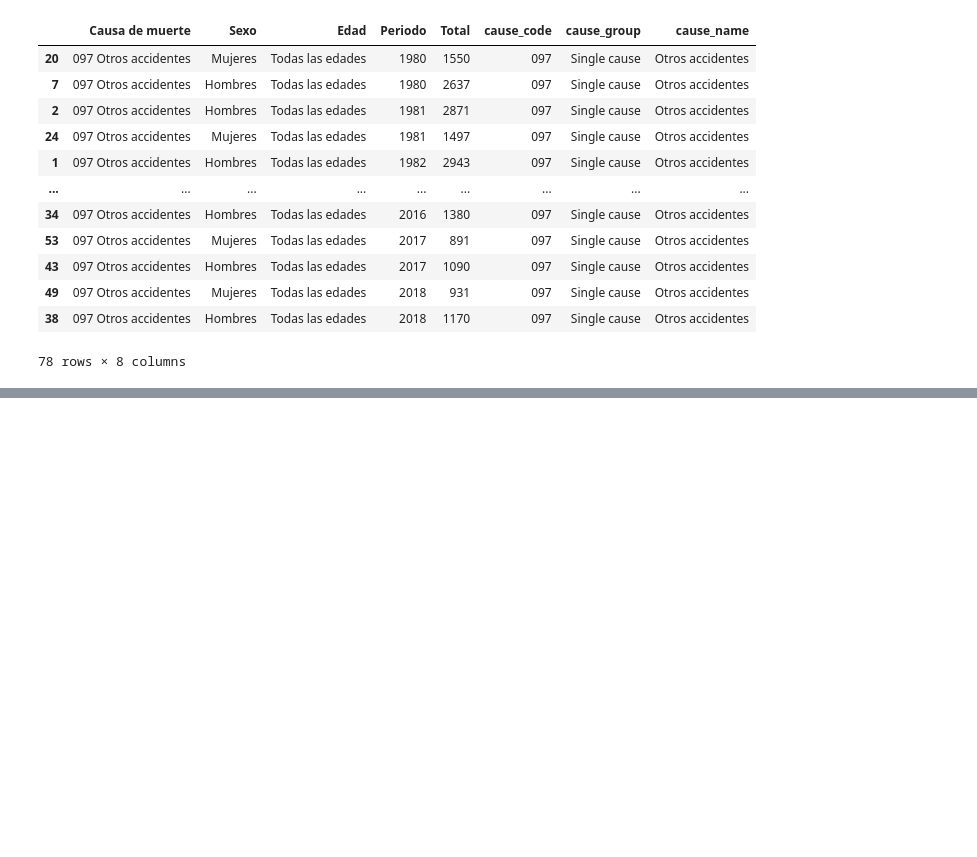
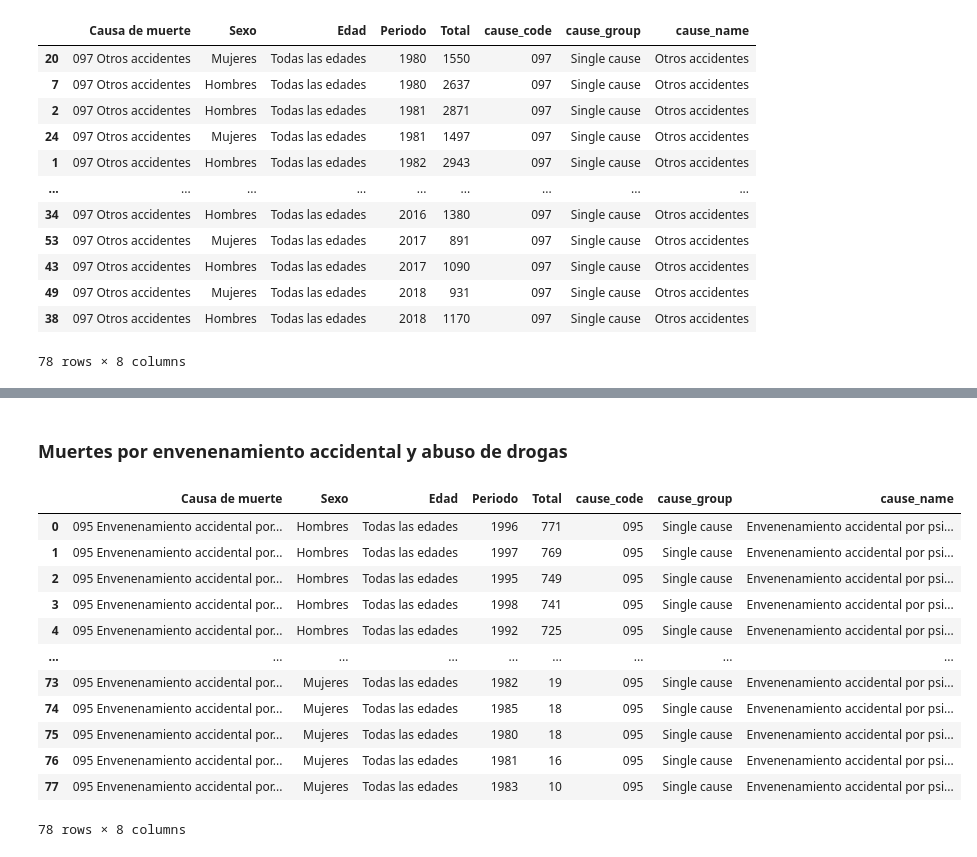
Before and after one commit to silviluliuma/deadly_viz_challenge, a Jupyter notebook: notebooks/deadly_viz_challenge.ipynb, the cells around one changed output, grey strips where cells are left out. Drawn from its saved outputs; the diff is of its cells as text; code cells hidden in the pictures; blank space fills up the shorter version.

```diff
--- a/notebooks/deadly_viz_challenge.ipynb
+++ b/notebooks/deadly_viz_challenge.ipynb
@@ -264,0 +284,21 @@ dataset.head()
+# %% [markdown]
+### Muertes por envenenamiento accidental y abuso de drogas
+# %%
+envenenamiento_accidental = mod.row_filter(deaths, "Sexo", ["Hombres", "Mujeres"])
+envenenamiento_accidental = mod.row_filter(envenenamiento_accidental, "cause_name", ["Envenenamiento accidental por psicofármacos y drogas de abuso"])
+envenenamiento_accidental = mod.row_filter(envenenamiento_accidental, "Edad", ["Todas las edades"])
+envenenamiento_accidental
+# %% [output]
+|  | Causa de muerte | Sexo | Edad | Periodo | Total | cause_code | cause_group | cause_name |
+| 0 | 095 Envenenamiento accidental por... | Hombres | Todas las edades | 1996 | 771 | 095 | Single cause | Envenenamiento accidental por psi... |
+| 1 | 095 Envenenamiento accidental por... | Hombres | Todas las edades | 1997 | 769 | 095 | Single cause | Envenenamiento accidental por psi... |
+| 2 | 095 Envenenamiento accidental por... | Hombres | Todas las edades | 1995 | 749 | 095 | Single cause | Envenenamiento accidental por psi... |
+| 3 | 095 Envenenamiento accidental por... | Hombres | Todas las edades | 1998 | 741 | 095 | Single cause | Envenenamiento accidental por psi... |
+| 4 | 095 Envenenamiento accidental por... | Hombres | Todas las edades | 1992 | 725 | 095 | Single cause | Envenenamiento accidental por psi... |
+| ... | ... | ... | ... | ... | ... | ... | ... | ... |
+| 73 | 095 Envenenamiento accidental por... | Mujeres | Todas las edades | 1982 | 19 | 095 | Single cause | Envenenamiento accidental por psi... |
+| 74 | 095 Envenenamiento accidental por... | Mujeres | Todas las edades | 1985 | 18 | 095 | Single cause | Envenenamiento accidental por psi... |
+| 75 | 095 Envenenamiento accidental por... | Mujeres | Todas las edades | 1980 | 18 | 095 | Single cause | Envenenamiento accidental por psi... |
+| 76 | 095 Envenenamiento accidental por... | Mujeres | Todas las edades | 1981 | 16 | 095 | Single cause | Envenenamiento accidental por psi... |
+| 77 | 095 Envenenamiento accidental por... | Mujeres | Todas las edades | 1983 | 10 | 095 | Single cause | Envenenamiento accidental por psi... |
+78 rows × 8 columns
```
Also changed, not shown: parts of 31 cells of this notebook.
